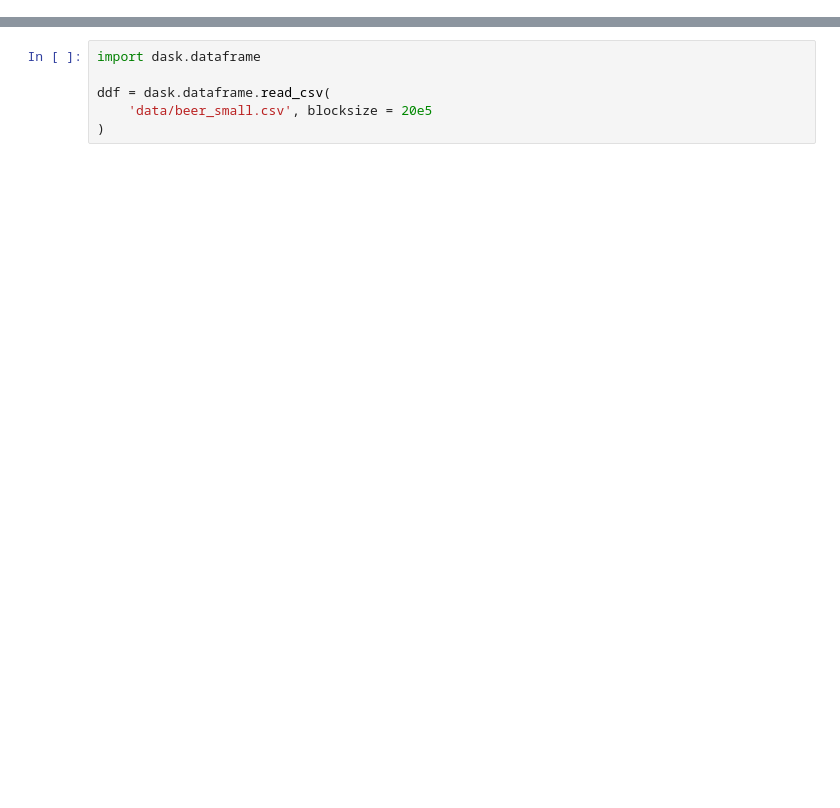
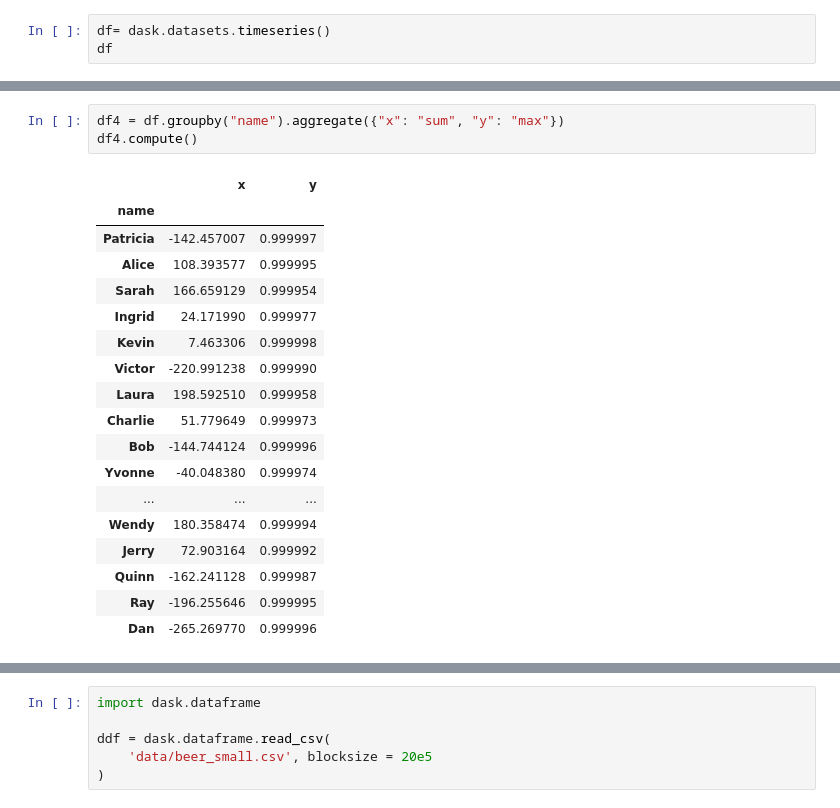
Before and after one commit to roddavalosG/proyecto_dask, a Jupyter notebook: 00_intro_a_dask.ipynb, the cells around one changed output, grey strips where cells are left out. Saved outputs shown, nothing was run; the diff lists cells and outputs as text; blank space fills up the shorter version.

```diff
--- a/00_intro_a_dask.ipynb
+++ b/00_intro_a_dask.ipynb
@@ -51,0 +203,3 @@ Worker: 1
+# %%
+df= dask.datasets.timeseries()
+df
@@ -51,0 +276,22 @@ Worker: 1
+# %%
+df4 = df.groupby("name").aggregate({"x": "sum", "y": "max"})
+df4.compute()
+# %% [output]
+|  | x | y |
+| name |  |  |
+| Patricia | -142.457007 | 0.999997 |
+| Alice | 108.393577 | 0.999995 |
+| Sarah | 166.659129 | 0.999954 |
+| Ingrid | 24.171990 | 0.999977 |
+| Kevin | 7.463306 | 0.999998 |
+| Victor | -220.991238 | 0.999990 |
+| Laura | 198.592510 | 0.999958 |
+| Charlie | 51.779649 | 0.999973 |
+| Bob | -144.744124 | 0.999996 |
+| Yvonne | -40.048380 | 0.999974 |
+| ... | ... | ... |
+| Wendy | 180.358474 | 0.999994 |
+| Jerry | 72.903164 | 0.999992 |
+| Quinn | -162.241128 | 0.999987 |
+| Ray | -196.255646 | 0.999995 |
+| Dan | -265.269770 | 0.999996 |
```
Also changed, not shown: parts of 71 cells of this notebook, 18 other files.
